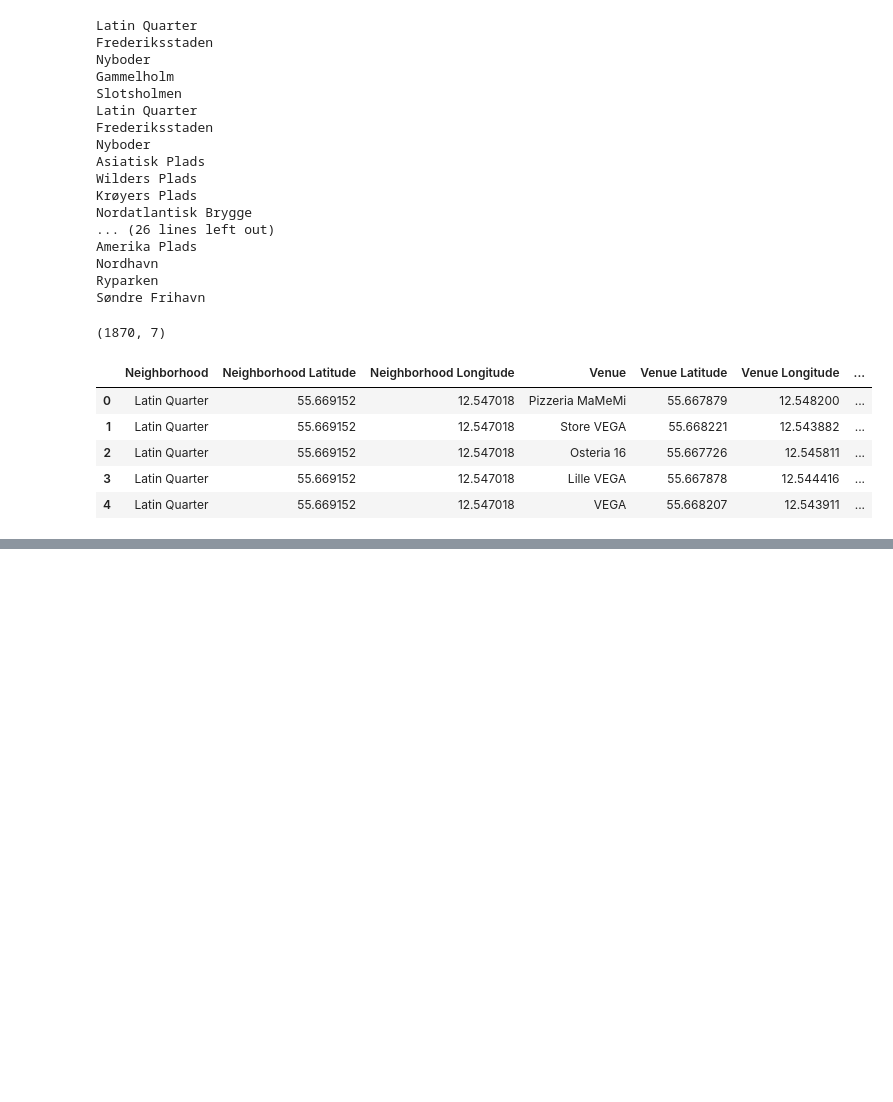
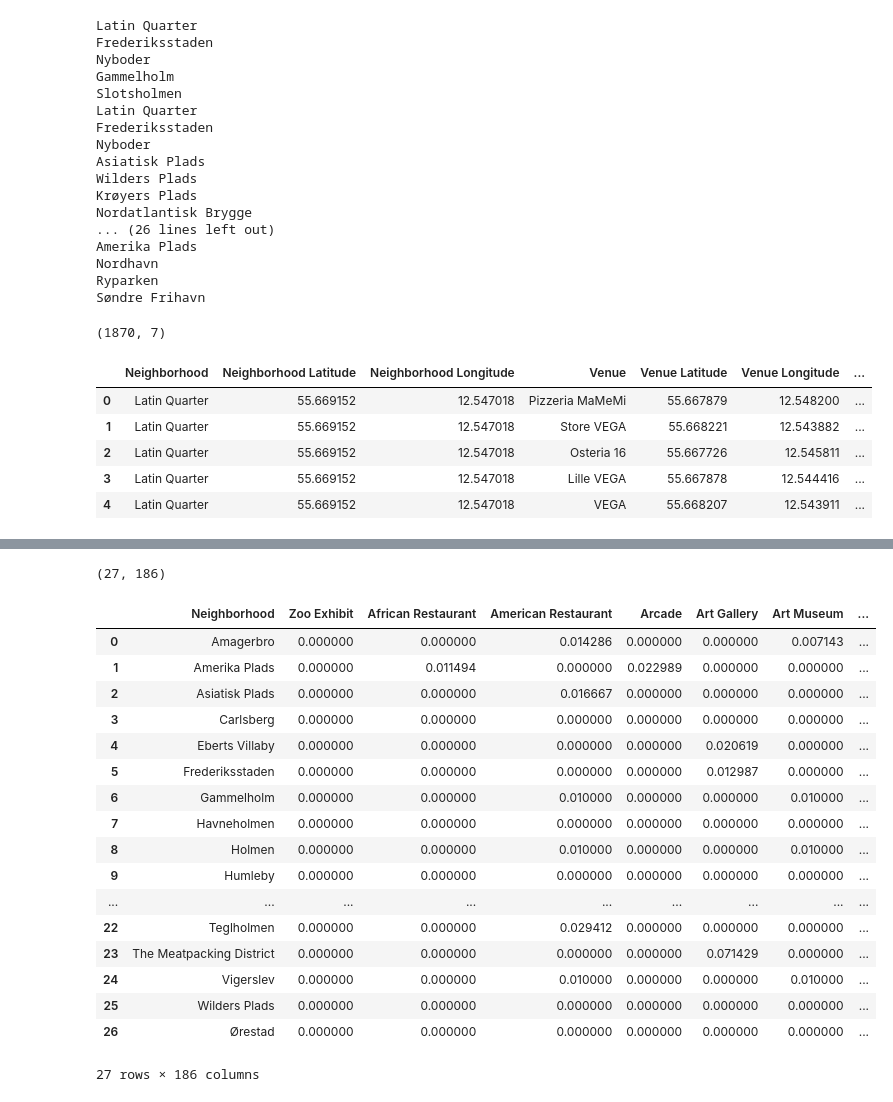
Before and after one commit to DanielAhmadDK/mini_machine_learning_projects, a Jupyter notebook: Capstone_final.ipynb, the cells around one changed output, grey strips where cells are left out. Saved outputs shown, nothing was run; the diff lists cells and outputs as text; code cells hidden in the pictures; blank space fills up the shorter version.

```diff
--- a/Capstone_final.ipynb
+++ b/Capstone_final.ipynb
@@ -186,7 +183,7 @@ from IPython.display import display
 map_cph= folium.Map(location=[12.56553, 55.67594], zoom_start=10)
 
 # add markers to map
-for lat, lng,neighborhood in zip(df_clone['Latitudes'], df_clone['Longitudes'],df_clone['District']):
+for lat, lng,neighborhood in zip(df_clone['Latitudes'], df_clone['Longitudes'],df_clone['Neighborhood']):
     label = '{}'.format(neighborhood)
     label = folium.Popup(label, parse_html=True)
     folium.CircleMarker(
@@ -252,7 +249,7 @@ def getNearbyVenues(names, latitudes, longitudes, radius=500):
 
     return(nearby_venues)
 # %%
-cph_venues = getNearbyVenues(names=df_clone['District'],
+cph_venues = getNearbyVenues(names=df_clone['Neighborhood'],
                                    latitudes=df_clone['Latitudes'],
                                    longitudes=df_clone['Longitudes']
                                   )
@@ -287,0 +308,12 @@ cph_venues.head()
+# %%
+cph_onehot = pd.get_dummies(cph_venues[['Venue Category']], prefix="", prefix_sep="")
+#cph_onehot.rename(columns={'Neighborhood':'Neighbor'}, inplace=True)
+
+cph_onehot['Neighborhood'] = cph_venues['Neighborhood']
+
+# move neighborhood column to the first column
+fixed_columns = [cph_onehot.columns[-1]] + cph_onehot.columns[:-1].tolist()
+cph_onehot = cph_onehot[fixed_columns]
+
+print(cph_onehot.shape)
+cph_onehot.head()
@@ -287,0 +329,26 @@ cph_venues.head()
+# %%
+venues_grouped = cph_onehot.groupby(["Neighborhood"]).mean().reset_index()
+with open('venues_grouped.pkl', 'wb') as f:
+    pickle.dump(venues_grouped, f)
+print(venues_grouped.shape)
+venues_grouped
+# %% [output]
+(27, 186)
+|  | Neighborhood | Zoo Exhibit | African Restaurant | American Restaurant | Arcade | Art Gallery | Art Museum | ... |
+| 0 | Amagerbro | 0.000000 | 0.000000 | 0.014286 | 0.000000 | 0.000000 | 0.007143 | ... |
+| 1 | Amerika Plads | 0.000000 | 0.011494 | 0.000000 | 0.022989 | 0.000000 | 0.000000 | ... |
+| 2 | Asiatisk Plads | 0.000000 | 0.000000 | 0.016667 | 0.000000 | 0.000000 | 0.000000 | ... |
+| 3 | Carlsberg | 0.000000 | 0.000000 | 0.000000 | 0.000000 | 0.000000 | 0.000000 | ... |
+| 4 | Eberts Villaby | 0.000000 | 0.000000 | 0.000000 | 0.000000 | 0.020619 | 0.000000 | ... |
+| 5 | Frederiksstaden | 0.000000 | 0.000000 | 0.000000 | 0.000000 | 0.012987 | 0.000000 | ... |
+| 6 | Gammelholm | 0.000000 | 0.000000 | 0.010000 | 0.000000 | 0.000000 | 0.010000 | ... |
+| 7 | Havneholmen | 0.000000 | 0.000000 | 0.000000 | 0.000000 | 0.000000 | 0.000000 | ... |
+| 8 | Holmen | 0.000000 | 0.000000 | 0.010000 | 0.000000 | 0.000000 | 0.010000 | ... |
+| 9 | Humleby | 0.000000 | 0.000000 | 0.000000 | 0.000000 | 0.000000 | 0.000000 | ... |
+| ... | ... | ... | ... | ... | ... | ... | ... | ... |
+| 22 | Teglholmen | 0.000000 | 0.000000 | 0.029412 | 0.000000 | 0.000000 | 0.000000 | ... |
+| 23 | The Meatpacking District | 0.000000 | 0.000000 | 0.000000 | 0.000000 | 0.071429 | 0.000000 | ... |
+| 24 | Vigerslev | 0.000000 | 0.000000 | 0.010000 | 0.000000 | 0.000000 | 0.010000 | ... |
+| 25 | Wilders Plads | 0.000000 | 0.000000 | 0.000000 | 0.000000 | 0.000000 | 0.000000 | ... |
+| 26 | Ørestad | 0.000000 | 0.000000 | 0.000000 | 0.000000 | 0.000000 | 0.000000 | ... |
+27 rows × 186 columns
```
Also changed, not shown: parts of 14 cells of this notebook.
